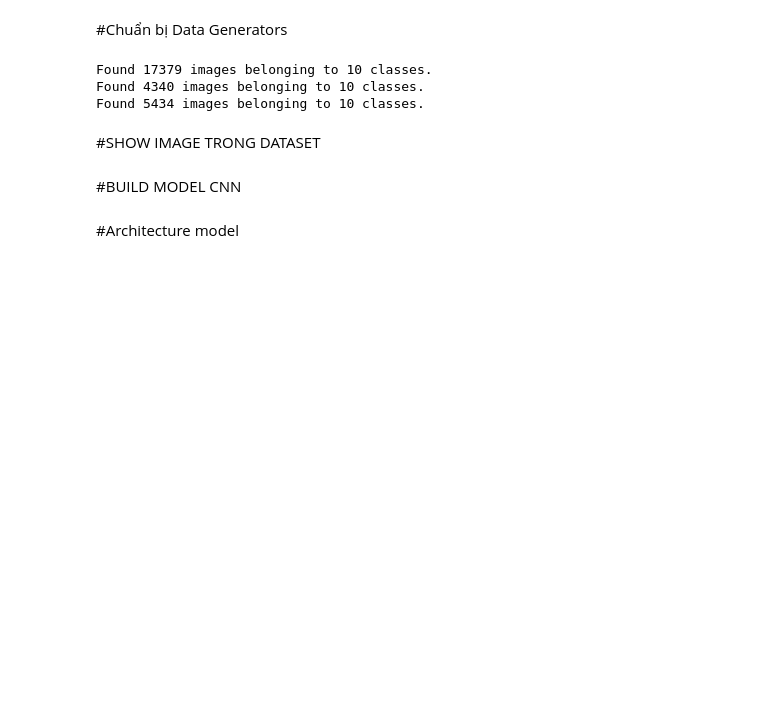
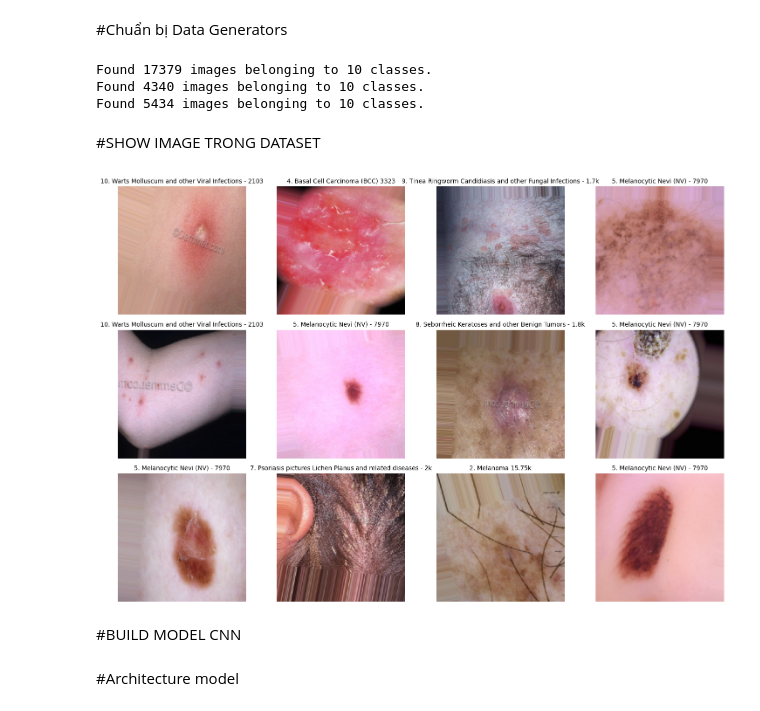
Before and after one commit to Theanh130124/CHATBOT_GPPM24H-2025, a Jupyter notebook: app/core_rag/cv.ipynb, the cells around one changed output. Cells and saved outputs as stored; diff of their text form; code cells hidden in the pictures; blank space fills up the shorter version.

```diff
--- a/app/core_rag/cv.ipynb
+++ b/app/core_rag/cv.ipynb
@@ -355,34 +356,34 @@ Thử đường dẫn trực tiếp...
 Nội dung của /kaggle/input/skin-diseases-image-dataset:
 IMG_CLASSES/ (10 items)
 # %%
-# Lấy danh sách class names
-class_names = sorted([d for d in os.listdir(train_path)
-                     if os.path.isdir(os.path.join(train_path, d))])
-NUM_CLASSES = len(class_names)  #số nhãn
+# # Lấy danh sách class names
+# class_names = sorted([d for d in os.listdir(train_path)
+#                      if os.path.isdir(os.path.join(train_path, d))])
+# NUM_CLASSES = len(class_names)  #số nhãn
 
-print(f"\nTHÔNG TIN DATASET:")
-print(f"   Số lớp: {NUM_CLASSES}")
-print(f"   Danh sách lớp: {class_names}")
+# print(f"\nTHÔNG TIN DATASET:")
+# print(f"   Số lớp: {NUM_CLASSES}")
+# print(f"   Danh sách lớp: {class_names}")
 
 
-print(f"\nSỐ LƯỢNG ẢNH TRONG MỖI LỚP:")
-total_train = 0
-total_test = 0
+# print(f"\nSỐ LƯỢNG ẢNH TRONG MỖI LỚP:")
+# total_train = 0
+# total_test = 0
 
-for class_name in class_names:
-    train_class_path = os.path.join(train_path, class_name)
-    test_class_path = os.path.join(test_path, class_name)
+# for class_name in class_names:
+#     train_class_path = os.path.join(train_path, class_name)
+#     test_class_path = os.path.join(test_path, class_name)
 
-    train_count = len([f for f in os.listdir(train_class_path)
-                      if f.lower().endswith(('.jpg', '.jpeg', '.png'))])
-    test_count = len([f for f in os.listdir(test_class_path)
-                     if f.lower().endswith(('.jpg', '.jpeg', '.png'))])
+#     train_count = len([f for f in os.listdir(train_class_path)
+#                       if f.lower().endswith(('.jpg', '.jpeg', '.png'))])
+#     test_count = len([f for f in os.listdir(test_class_path)
+#                      if f.lower().endswith(('.jpg', '.jpeg', '.png'))])
 
-    total_train += train_count
-    total_test += test_count
-    print(f"   {class_name:25s} | Train: {train_count:4d} | Test: {test_count:4d}")
+#     total_train += train_count
+#     total_test += test_count
+#     print(f"   {class_name:25s} | Train: {train_count:4d} | Test: {test_count:4d}")
 
-print(f"   {'TOTAL':25s} | Train: {total_train:4d} | Test: {total_test:4d}")
+# print(f"   {'TOTAL':25s} | Train: {total_train:4d} | Test: {total_test:4d}")
 # %% [output]
 TypeError: expected str, bytes or os.PathLike object, not NoneType
 # %% [markdown]
@@ -444,24 +445,26 @@ Found 5434 images belonging to 10 classes.
 # %%
 def plot_sample_images(generator, class_names):
     """Hiển thị một số ảnh mẫu từ generator"""
     plt.figure(figsize=(15, 10))
 
     # Lấy một batch ảnh
     images, labels = next(generator)
 
 
     for i in range(12):
         plt.subplot(3, 4, i + 1)
         plt.imshow(images[i])
         label_idx = np.argmax(labels[i])
         plt.title(f'{class_names[label_idx]}', fontsize=10)
         plt.axis('off')
 
     plt.tight_layout()
     plt.show()
 
 # # Hiển thị ảnh từ training set
-# plot_sample_images(train_generator, class_names)
+plot_sample_images(train_generator, class_names)
+# %% [output]
+[figure, added]
 # %% [markdown]
 #BUILD MODEL CNN
 # %%
```
Also changed, not shown: parts of 8 cells of this notebook.
